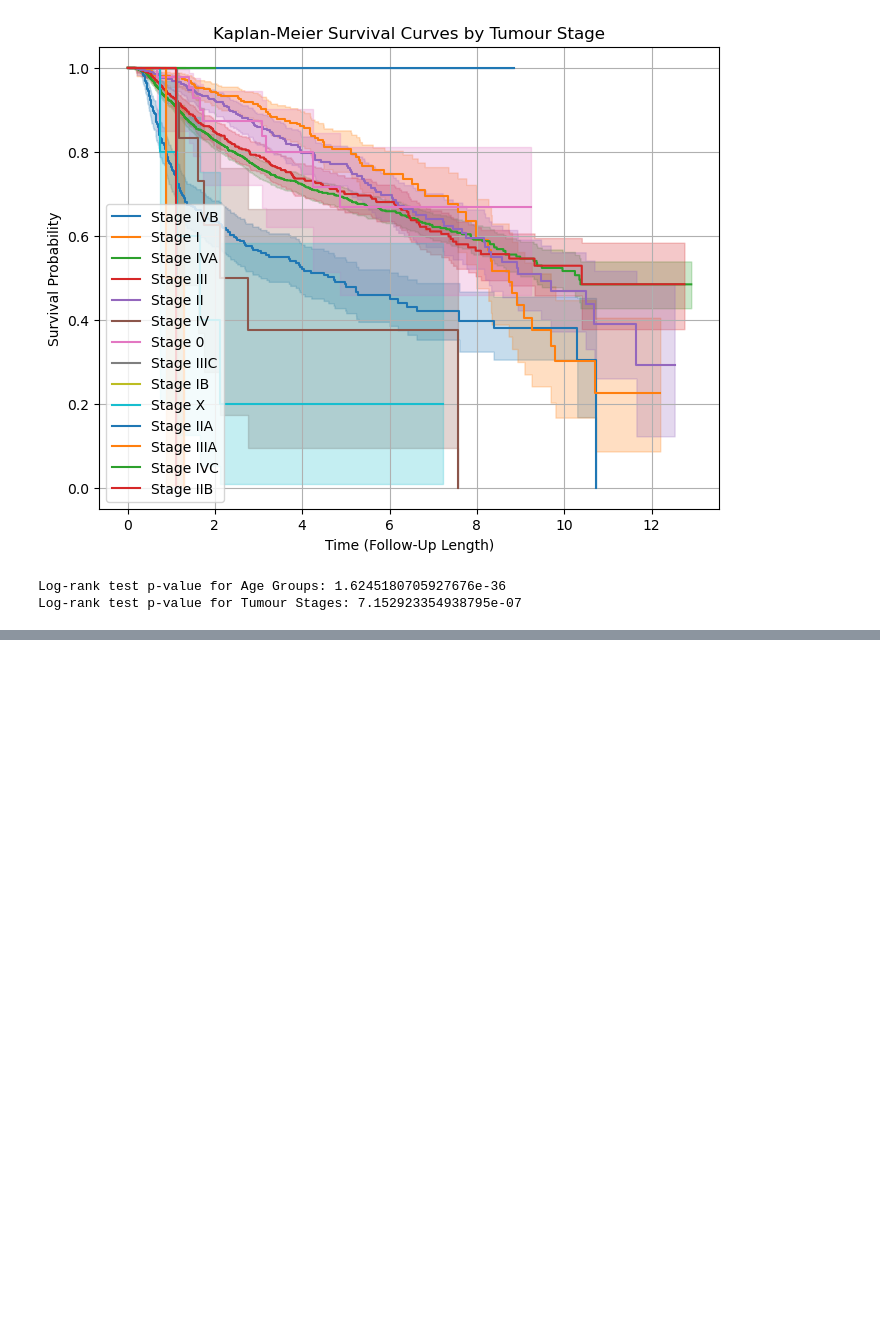
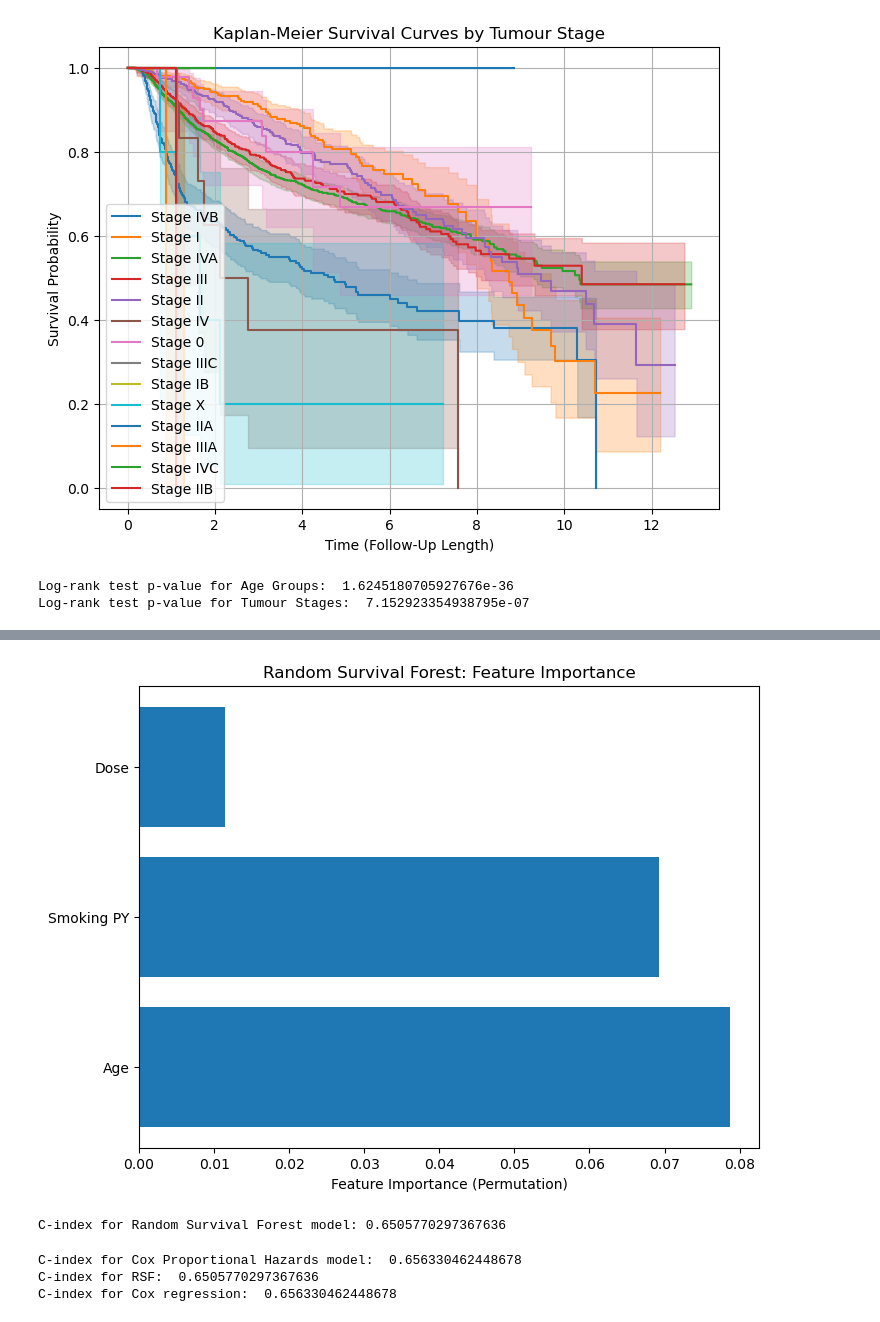
Before and after one commit to missa098/BINF-5507-RNA, a Jupyter notebook: Assignment 4/Scripts/main.ipynb, the cells around one changed output, grey strips where cells are left out. Cells and saved outputs as stored; diff of their text form; code cells hidden in the pictures; blank space fills up the shorter version.

```diff
--- a/Assignment 4/Scripts/main.ipynb
+++ b/Assignment 4/Scripts/main.ipynb
@@ -160,3 +160,63 @@ below.
 [D]  https://lifelines.readthedocs.io/en/latest/jupyter_notebooks/Proportional%20hazard%20assumption.html#Modify-the-functional-form
 [E]  https://lifelines.readthedocs.io/en/latest/jupyter_notebooks/Proportional%20hazard%20assumption.html#Stratification
 []
+# %%
+from sksurv.ensemble import RandomSurvivalForest
+from sksurv.metrics import concordance_index_censored
+from sklearn.inspection import permutation_importance
+import matplotlib.pyplot as plt
+
+# Prepare the dataset for RSF
+# Event column needs to be boolean (True=1, False=0) for RSF
+clinical_df_copy['Event'] = clinical_df_copy['Event'].astype(bool)
+
+# Select covariates
+covariates_rsf = ['Age', 'Smoking PY', 'Dose']
+
+# ok now prepare the covariates and duration/event for RSF model
+X = clinical_df_copy[covariates_rsf]
+y = np.array(list(zip(clinical_df_copy['Event'], clinical_df_copy['Length FU'])), dtype=[('event', bool), ('duration', float)])
+
+# Split the data into training and testing sets
+from sklearn.model_selection import train_test_split
+X_train, X_test, y_train, y_test = train_test_split(X, y, test_size=0.2, random_state=42)
+
+# Fit the Random Survival Forest model
+rsf_model = RandomSurvivalForest(n_estimators=100, random_state=42)
+rsf_model.fit(X_train, y_train)
+
+# Predict on the test set
+y_pred_rsf = rsf_model.predict(X_test)
+
+# Calculate permutation feature importance
+perm_importance = permutation_importance(rsf_model, X_test, y_test, n_repeats=10, random_state=42)
+
+#Get feature importances and corresponding labels
+feature_importances = perm_importance.importances_mean
+features = X.columns
+
+# Plot feature importance
+plt.figure(figsize=(8, 6))
+plt.barh(features, feature_importances)
+plt.xlabel("Feature Importance (Permutation)")
+plt.title("Random Survival Forest: Feature Importance")
+plt.show()
+
+# Evaluate C-index for RSF model, yay!
+c_index_rsf = concordance_index_censored(y_test['event'], y_test['duration'], y_pred_rsf)[0]
+print(f"C-index for Random Survival Forest model: {c_index_rsf}")
+# %% [output]
+[figure, added]
+C-index for Random Survival Forest model: 0.6505770297367636
+# %%
+# Get C-index for Cox Proportional Hazards model
+c_index_cox = cox_model.score(clinical_df_copy, scoring_method="concordance_index")
+print("C-index for Cox Proportional Hazards model: ", c_index_cox)
+
+# Compare C-indices
+print("C-index for RSF: ", c_index_rsf)
+print("C-index for Cox regression: ", c_index_cox)
+# %% [output]
+C-index for Cox Proportional Hazards model:  0.656330462448678
+C-index for RSF:  0.6505770297367636
+C-index for Cox regression:  0.656330462448678
```
Also changed, not shown: parts of 2 cells of this notebook.
